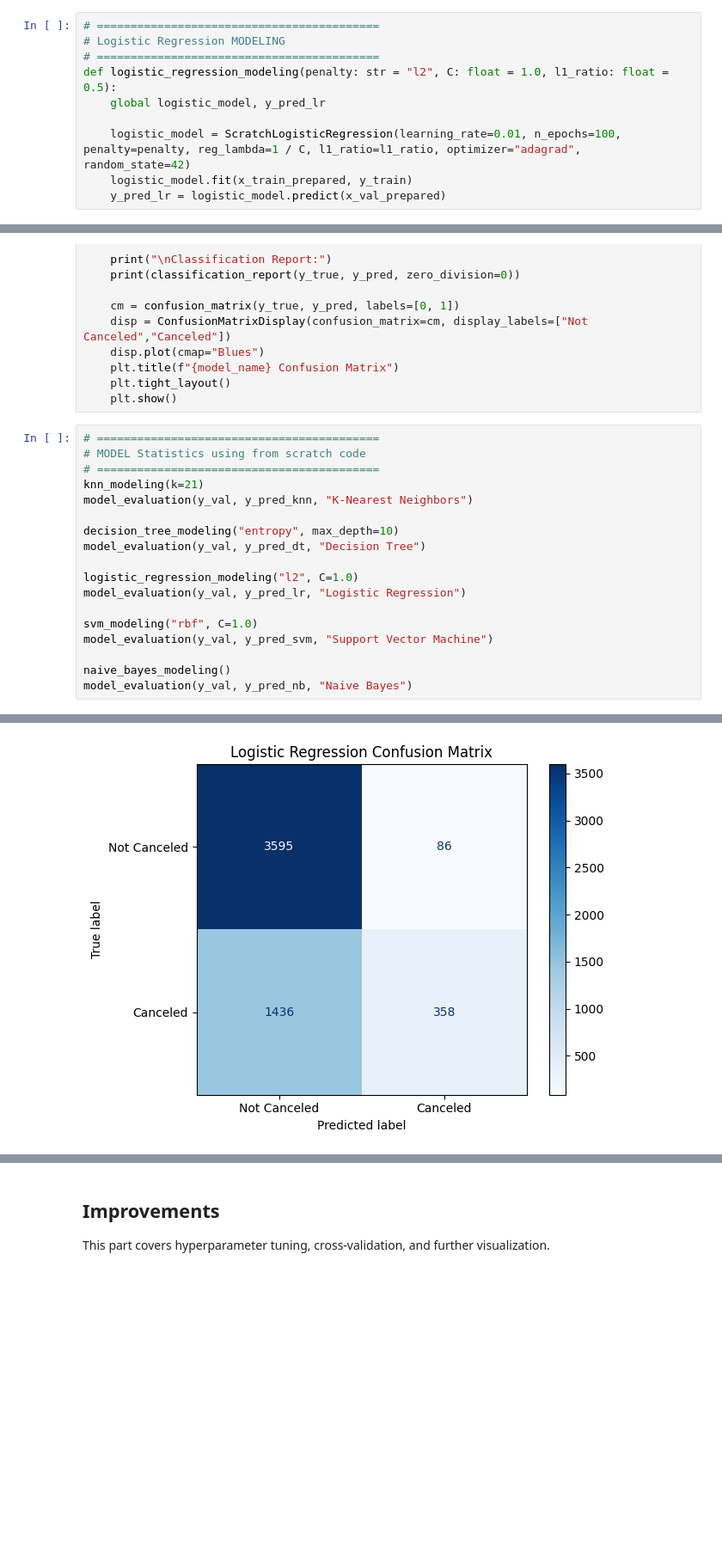
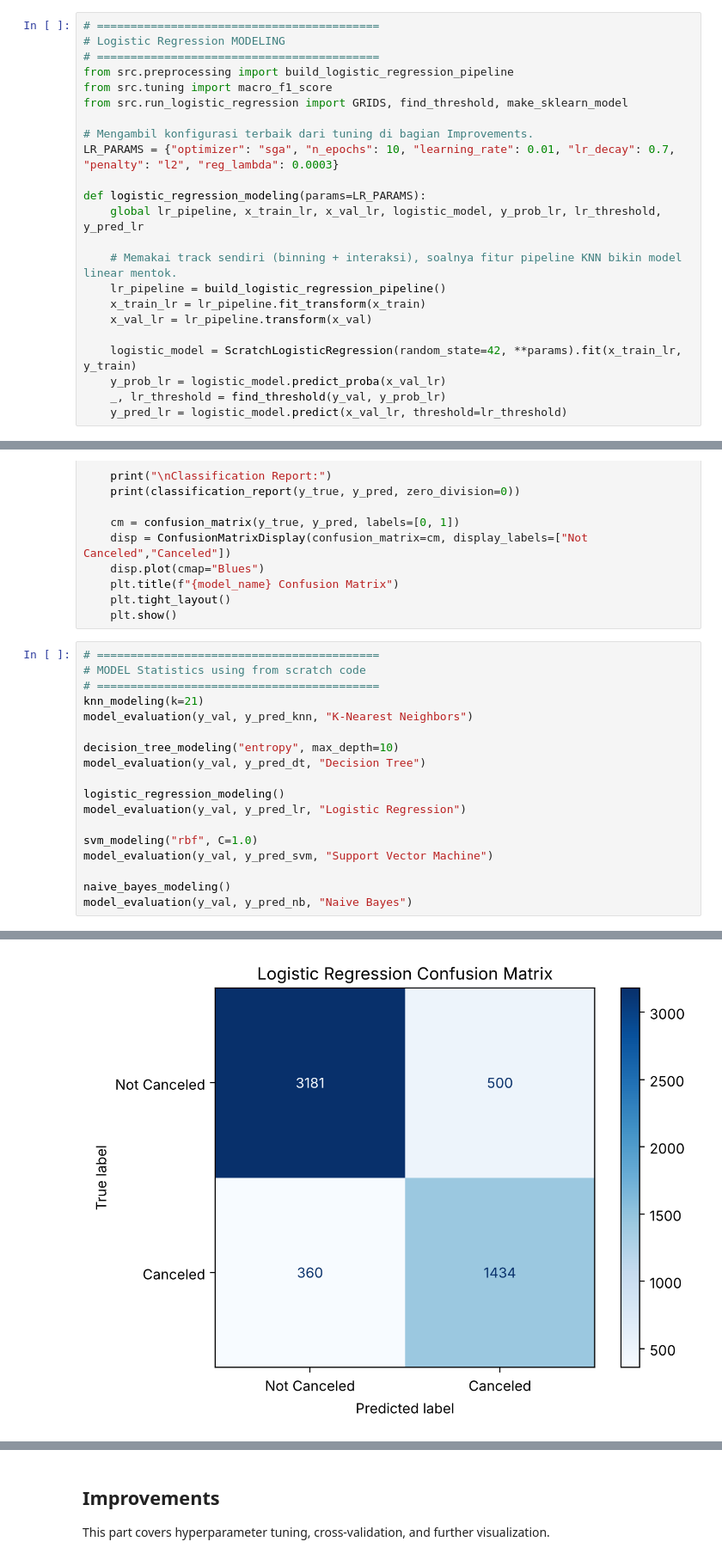
Before and after one commit to rhenprojects/IF3170_G12_YuzukiAkatsukiMilikKita, a Jupyter notebook: notebook/Notebook_IF3170_G12_YuzukiAkatsukiMilikKita.ipynb, the cells around one changed output, grey strips where cells are left out. Shown at 86% size. Cells and saved outputs as stored; diff of their text form; blank space fills up the shorter version.

Commit message:
feat(notebook): fill logistic regression modeling, tuning, comparison, and save/load

```diff
--- a/notebook/Notebook_IF3170_G12_YuzukiAkatsukiMilikKita.ipynb
+++ b/notebook/Notebook_IF3170_G12_YuzukiAkatsukiMilikKita.ipynb
@@ -1192,9 +1192,22 @@ This part covers the model with L1, L2, and Elastic Net regularization.
 # ==========================================
 # Logistic Regression MODELING
 # ==========================================
-def logistic_regression_modeling(penalty: str = "l2", C: float = 1.0, l1_ratio: float = 0.5):
-    global logistic_model, y_pred_lr
+from src.preprocessing import build_logistic_regression_pipeline
+from src.tuning import macro_f1_score
+from src.run_logistic_regression import GRIDS, find_threshold, make_sklearn_model
 
-    logistic_model = ScratchLogisticRegression(learning_rate=0.01, n_epochs=100, penalty=penalty, reg_lambda=1 / C, l1_ratio=l1_ratio, optimizer="adagrad", random_state=42)
-    logistic_model.fit(x_train_prepared, y_train)
-    y_pred_lr = logistic_model.predict(x_val_prepared)
+# Mengambil konfigurasi terbaik dari tuning di bagian Improvements.
+LR_PARAMS = {"optimizer": "sga", "n_epochs": 10, "learning_rate": 0.01, "lr_decay": 0.7, "penalty": "l2", "reg_lambda": 0.0003}
+
+def logistic_regression_modeling(params=LR_PARAMS):
+    global lr_pipeline, x_train_lr, x_val_lr, logistic_model, y_prob_lr, lr_threshold, y_pred_lr
+
+    # Memakai track sendiri (binning + interaksi), soalnya fitur pipeline KNN bikin model linear mentok.
+    lr_pipeline = build_logistic_regression_pipeline()
+    x_train_lr = lr_pipeline.fit_transform(x_train)
+    x_val_lr = lr_pipeline.transform(x_val)
+
+    logistic_model = ScratchLogisticRegression(random_state=42, **params).fit(x_train_lr, y_train)
+    y_prob_lr = logistic_model.predict_proba(x_val_lr)
+    _, lr_threshold = find_threshold(y_val, y_prob_lr)
+    y_pred_lr = logistic_model.predict(x_val_lr, threshold=lr_threshold)
@@ -1274,7 +1291,7 @@ model_evaluation(y_val, y_pred_knn, "K-Nearest Neighbors")
 decision_tree_modeling("entropy", max_depth=10)
 model_evaluation(y_val, y_pred_dt, "Decision Tree")
 
-logistic_regression_modeling("l2", C=1.0)
+logistic_regression_modeling()
 model_evaluation(y_val, y_pred_lr, "Logistic Regression")
 
 svm_modeling("rbf", C=1.0)
@@ -1342,4 +1359,4 @@ weighted avg       0.74      0.72      0.66      5475
-[figure, old version]
+[figure, new version]
 =============================================
 Support Vector Machine Evaluation
 =============================================
```
Also changed, not shown: parts of 13 cells of this notebook.
